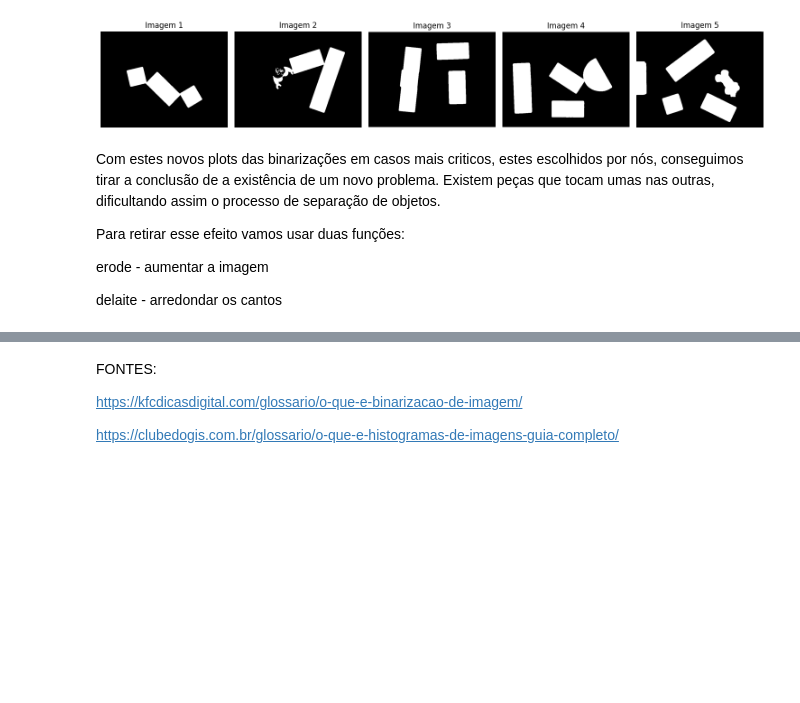
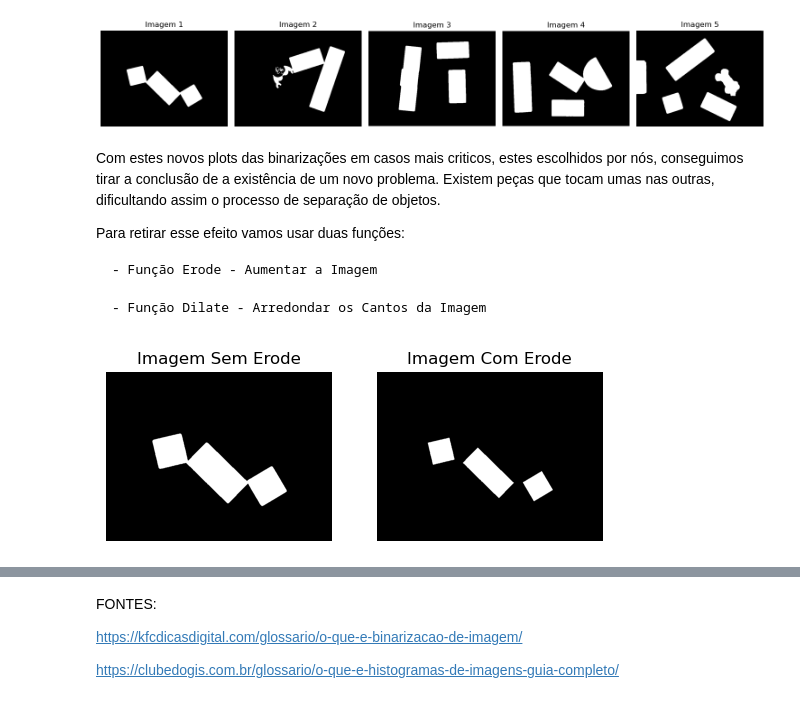
Before and after one commit to miguelac4/piv_tp1, a Jupyter notebook: src/trabalho_pratico1.ipynb, the cells around one changed output, grey strips where cells are left out. Saved outputs shown, nothing was run; the diff lists cells and outputs as text; code cells hidden in the pictures; blank space fills up the shorter version.

Commit message:
New version with binary and erode/delate funtions

```diff
--- a/src/trabalho_pratico1.ipynb
+++ b/src/trabalho_pratico1.ipynb
@@ -329,6 +327,22 @@ Com estes novos plots das binarizações em casos mais criticos, estes escolhido
 
 Para retirar esse efeito vamos usar duas funções:
 
-erode - aumentar a imagem
+    - Função Erode - Aumentar a Imagem
 
-delaite - arredondar os cantos
+    - Função Dilate - Arredondar os Cantos da Imagem
+# %%
+kernel = cv2.getStructuringElement(cv2.MORPH_ELLIPSE, (9,9))
+img_erode1 = cv2.erode(bw1, kernel, iterations=3)
+
+plt.subplot(1,2,1)
+plt.imshow(bw1, cmap='gray')
+plt.title("Imagem Sem Erode")
+plt.axis("off")
+
+plt.subplot(1,2,2)
+plt.imshow(img_erode1, cmap='gray')
+plt.title("Imagem Com Erode")
+plt.axis("off")
+plt.show()
+# %% [output]
+[figure, added]
```
Also changed, not shown: parts of 4 cells of this notebook.
